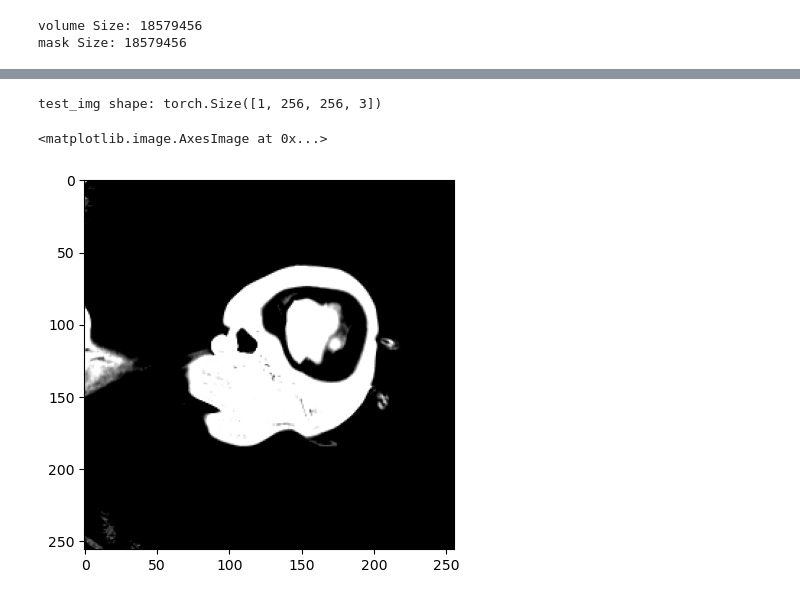
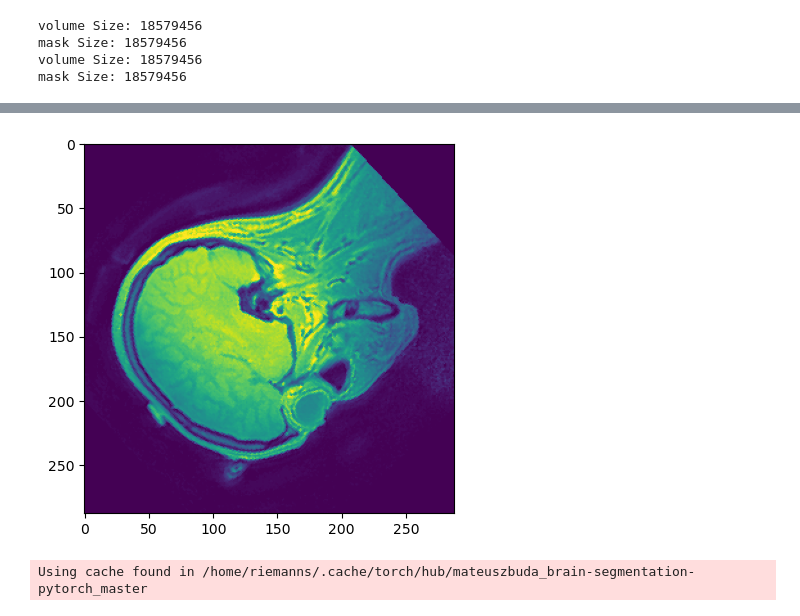
Before and after one commit to LawsOfForm/Automated_Electrode_Coordinate_Extraction, a Jupyter notebook: network/Network.ipynb, the cells around one changed output, grey strips where cells are left out. Drawn from its saved outputs; the diff is of its cells as text; code cells hidden in the pictures.

Commit message:
removed reformatting images

```diff
--- a/network/Network.ipynb
+++ b/network/Network.ipynb
@@ -30,21 +34,26 @@ if torch.cuda.is_available():
 # script for segmentation
 # https://github.com/mateuszbuda/brain-segmentation-pytorch
 # %%
-
 # help in loading images
 # https://discuss.pytorch.org/t/how-to-load-all-the-nii-from-the-directory-without-augmentation-using-pytorch-dataloader/60938/3
 root_dir = "/media/MeMoSLAP_Subjects/derivatives/automated_electrode_extraction/train"  #!NOTE: delete "/train" for all subjects
-root_dir = "~/segmentation"
 
+custom_transforms = [NormalizeVolume(), GreyToRGB()]
+transforms = [tfms.RandomRotation(180)]
+n_validation = 2
 # full_dataset = Dataloder_img('C:/Users/Ali ktk/.spyder-py3/dataloader/data/train/1', 'C:/Users/Ali ktk/.spyder-py3/dataloader/data/train/1/ADNI_136_S_0300_MR_MPR__GradWarp__B1_Correction__N3__Scaled_Br_20080529142830882_S50401_I107759.nii' ,tfms.Compose([tfms.RandomRotation(180).tfms.ToTensor()]))
 train_dataset = DataloaderImg(
     root_dir,
     subset="train",
-    validation_cases=1,
+    validation_cases=n_validation,
+    custom_transforms=custom_transforms,
+    transforms=transforms,
 )
 validation_dataset = DataloaderImg(
     root_dir,
     subset="validation",
-    validation_cases=1,
+    validation_cases=n_validation,
+    custom_transforms=custom_transforms,
+    transforms=transforms,
 )
 # %% [output]
@@ -52,11 +76,11 @@ ValueError: Sample larger than population or is negative
 # %%
-loader = DataLoader(train_dataset, batch_size=1, shuffle=True)
+loader = DataLoader(train_dataset, batch_size=2, shuffle=True)
 
-test_img, test_mask = next(iter(loader))
+train_img, train_mask = next(iter(loader))
 
-print(f"test_img shape: {test_img.shape}")
-
-plt.imshow(test_img[0])
+plt.imshow(train_img[0][1])
 # %% [output]
 volume Size: 18579456
 mask Size: 18579456
+volume Size: 18579456
+mask Size: 18579456
@@ -64,12 +88,12 @@ WARNING:matplotlib.image:Clipping input data to the valid range for imshow with
-test_img shape: torch.Size([1, 256, 256, 3])
-<matplotlib.image.AxesImage at 0x...>
-[figure, old version]
+[figure, new version]
 # %%
 model = torch.hub.load(
-    "...",
+    "mateuszbuda/brain-segmentation-pytorch",
     "unet",
     in_channels=3,
     out_channels=1,
     init_features=32,
     pretrained=False,
 )
+# %% [output]
+Using cache found in /home/riemanns/.cache/torch/hub/mateuszbuda_brain-segmentation-pytorch_master
```
Also changed, not shown: parts of 10 cells of this notebook, 1 other file.
